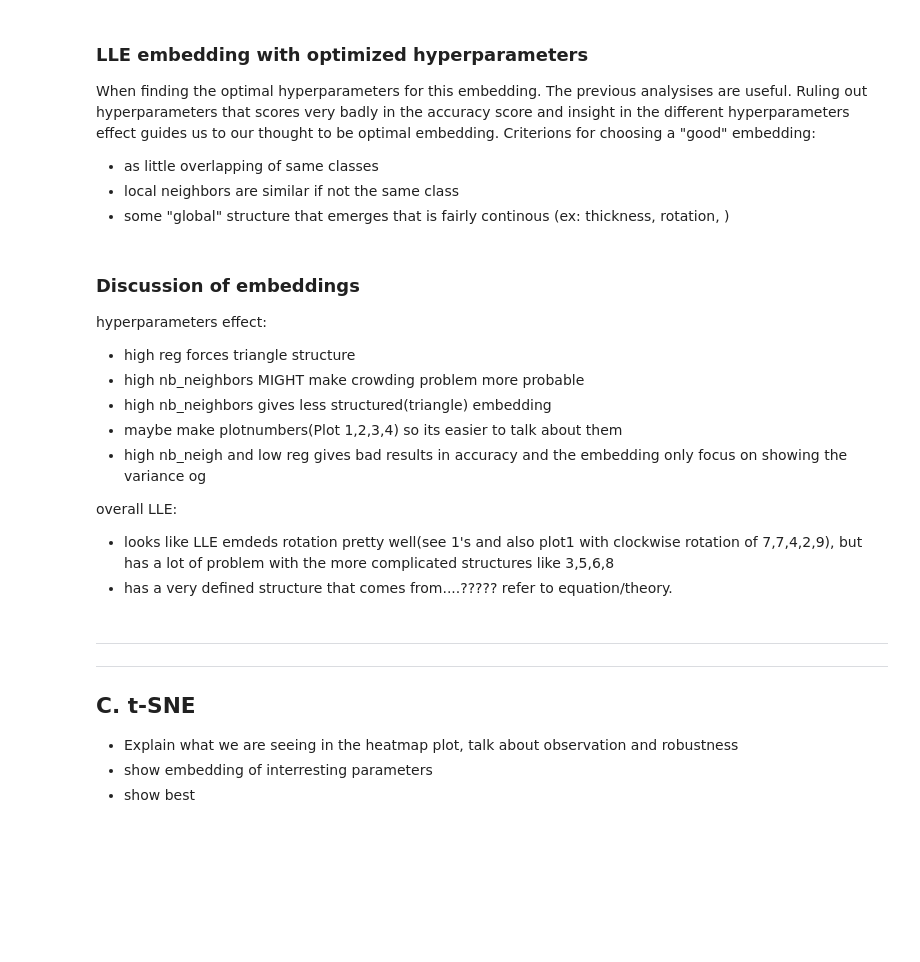
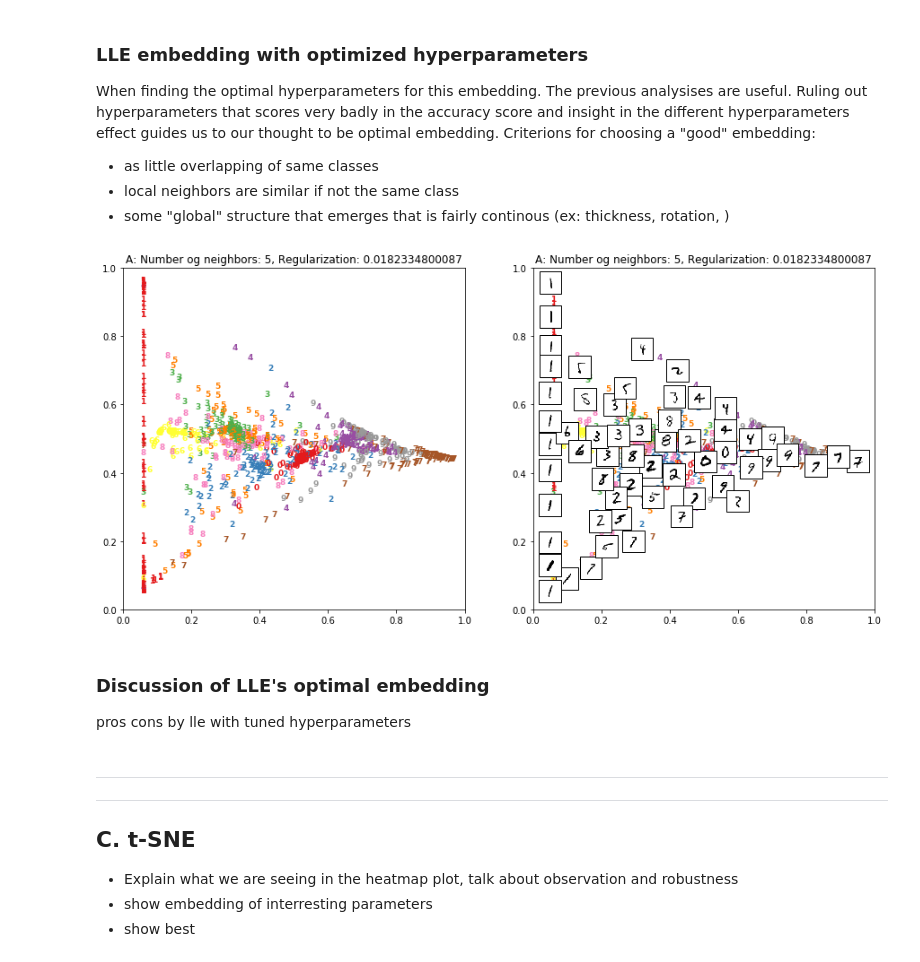
Before and after one commit to hbjornoy/t-SNE-vs-LLE, a Jupyter notebook: Section IV - MNIST.ipynb, the cells around one changed output. Drawn from its saved outputs; the diff is of its cells as text; code cells hidden in the pictures; blank space fills up the shorter version.

```diff
--- a/Section IV - MNIST.ipynb
+++ b/Section IV - MNIST.ipynb
@@ -135,15 +172,24 @@ plt.show()
-# %% [markdown]
-### Discussion of embeddings
-hyperparameters effect:
-- high reg forces triangle structure
-- high nb_neighbors MIGHT make crowding problem more probable
-- high nb_neighbors gives less structured(triangle) embedding
-- maybe make plotnumbers(Plot 1,2,3,4) so its easier to talk about them
-- high nb_neigh and low reg gives bad results in accuracy and the embedding only focus on showing the variance og
-
-overall LLE:
-- looks like LLE emdeds rotation pretty well(see 1's and also plot1 with clockwise rotation of 7,7,4,2,9), but has a lot of problem with the more complicated structures like 3,5,6,8
-- has a very defined structure that comes from....????? refer to equation/theory.
+# %%
+# best so far (n = 5, reg = 0.0182334800087) (n=9, reg = 0.0904735724235)
+#parameters:
+t = 3e-3 # how close the images should be shown
+nb_components = 2
+
+n = 5
+reg = 0.0182334800087
+fig = plt.figure(figsize=(15,7))
+best_lle = manifold.LocallyLinearEmbedding(n, nb_components, reg, method='standard') \
+                  .fit_transform(inputs[0:nb_samples])
+
+best_lle_ax_1 = PL.plot_embedding(inputs, best_lle, targets[0:nb_samples], fig=fig, subplot_pos=121, images=False, im_thres=t, title="A: Number og neighbors: "+str(n)+", Regularization: "+str(reg))
+best_lle_ax_2 = PL.plot_embedding(inputs, best_lle, targets[0:nb_samples], fig=fig, subplot_pos=122, images=True, im_thres=t, title="A: Number og neighbors: "+str(n)+", Regularization: "+str(reg))
+plt.savefig("images/MNIST_opt_lle_embedding")
+plt.show()
+# %% [output]
+[figure, added]
+# %% [markdown]
+### Discussion of LLE's optimal embedding
+pros cons by lle with tuned hyperparameters
 # %% [markdown]
 -----
 -----
```
Also changed, not shown: parts of 18 cells of this notebook, 10 other files.
